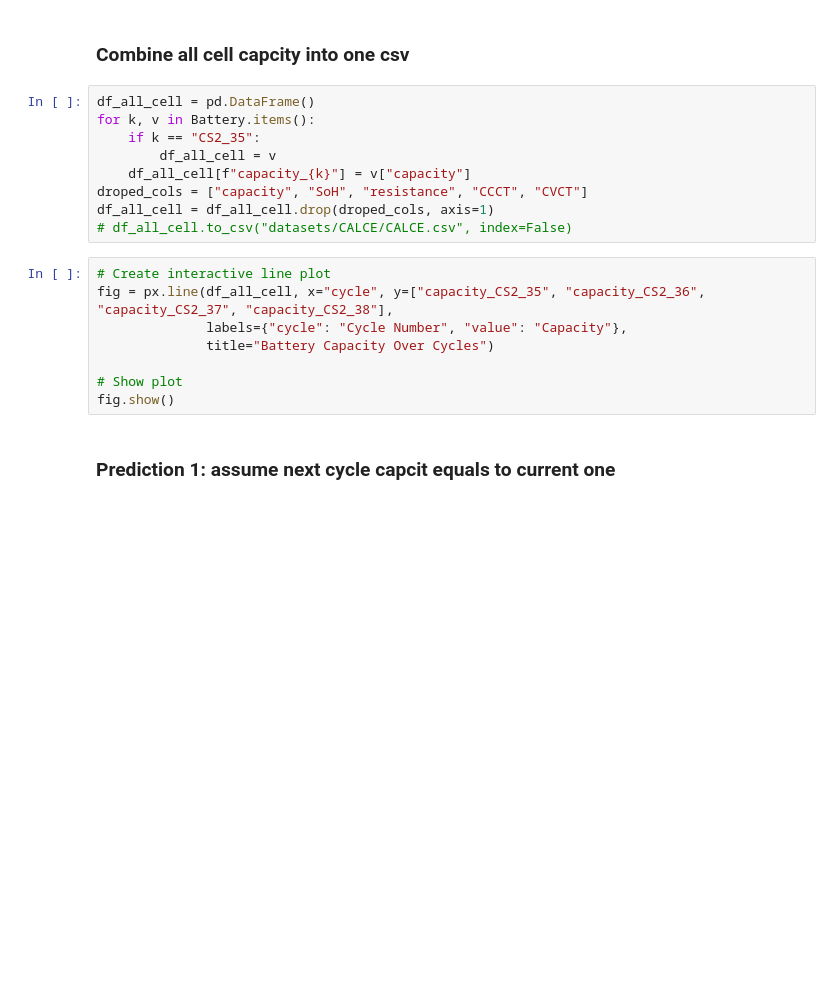
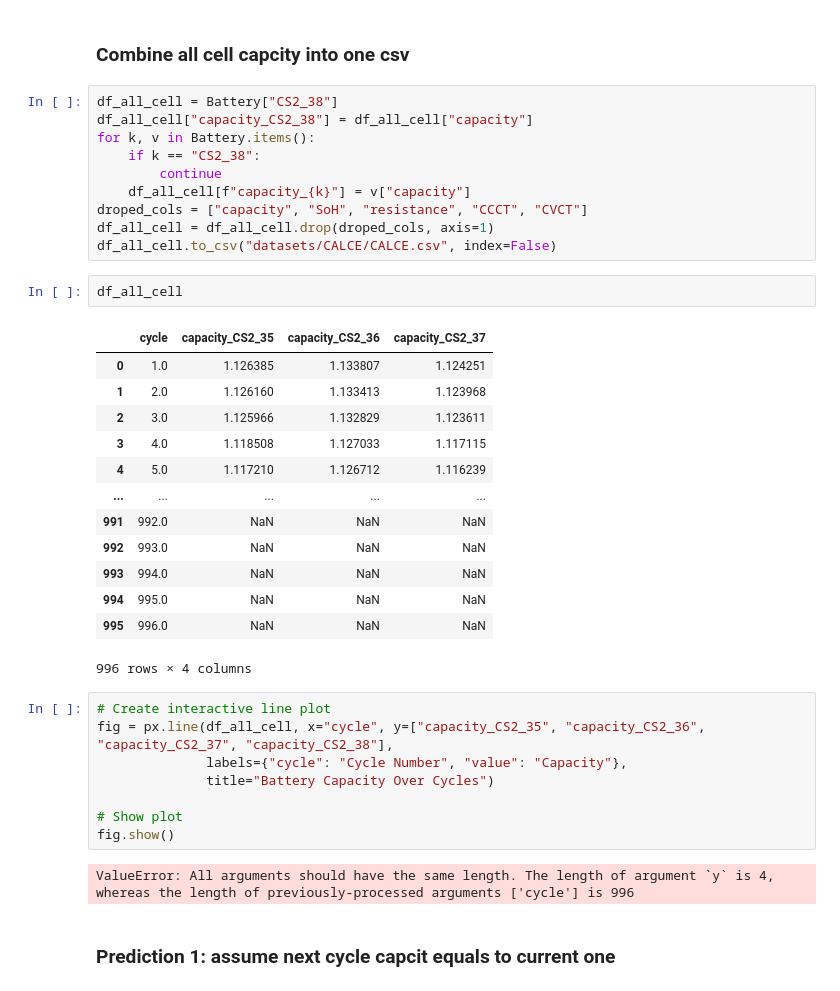
Before and after one commit to mikecookdata/RUL, a Jupyter notebook: EDA.ipynb, the cells around one changed output. Drawn from its saved outputs; the diff is of its cells as text; blank space fills up the shorter version.

```diff
--- a/EDA.ipynb
+++ b/EDA.ipynb
@@ -31,14 +31,31 @@ dict_keys(['CS2_35', 'CS2_36', 'CS2_37', 'CS2_38'])
 # %% [markdown]
 ### Combine all cell capcity into one csv
 # %%
-df_all_cell = pd.DataFrame()
+df_all_cell = Battery["CS2_38"]
+df_all_cell["capacity_CS2_38"] = df_all_cell["capacity"]
 for k, v in Battery.items():
-    if k == "CS2_35":
-        df_all_cell = v
+    if k == "CS2_38":
+        continue
     df_all_cell[f"capacity_{k}"] = v["capacity"]
 droped_cols = ["capacity", "SoH", "resistance", "CCCT", "CVCT"]
 df_all_cell = df_all_cell.drop(droped_cols, axis=1)
-# df_all_cell.to_csv("datasets/CALCE/CALCE.csv", index=False)
+df_all_cell.to_csv("datasets/CALCE/CALCE.csv", index=False)
+# %%
+df_all_cell
+# %% [output]
+|  | cycle | capacity_CS2_35 | capacity_CS2_36 | capacity_CS2_37 |
+| 0 | 1.0 | 1.126385 | 1.133807 | 1.124251 |
+| 1 | 2.0 | 1.126160 | 1.133413 | 1.123968 |
+| 2 | 3.0 | 1.125966 | 1.132829 | 1.123611 |
+| 3 | 4.0 | 1.118508 | 1.127033 | 1.117115 |
+| 4 | 5.0 | 1.117210 | 1.126712 | 1.116239 |
+| ... | ... | ... | ... | ... |
+| 991 | 992.0 | NaN | NaN | NaN |
+| 992 | 993.0 | NaN | NaN | NaN |
+| 993 | 994.0 | NaN | NaN | NaN |
+| 994 | 995.0 | NaN | NaN | NaN |
+| 995 | 996.0 | NaN | NaN | NaN |
+996 rows × 4 columns
 # %%
 # Create interactive line plot
 fig = px.line(df_all_cell, x="cycle", y=["capacity_CS2_35", "capacity_CS2_36", "capacity_CS2_37", "capacity_CS2_38"],
@@ -47,6 +64,8 @@ fig = px.line(df_all_cell, x="cycle", y=["capacity_CS2_35", "capacity_CS2_36", "
 
 # Show plot
 fig.show()
+# %% [output]
+ValueError: All arguments should have the same length. The length of argument `y` is 4, whereas the length of previously-processed arguments ['cycle'] is 996
 # %% [markdown]
 ### Prediction 1: assume next cycle capcit equals to current one
 # %%
```
Also changed, not shown: 10 other files.
